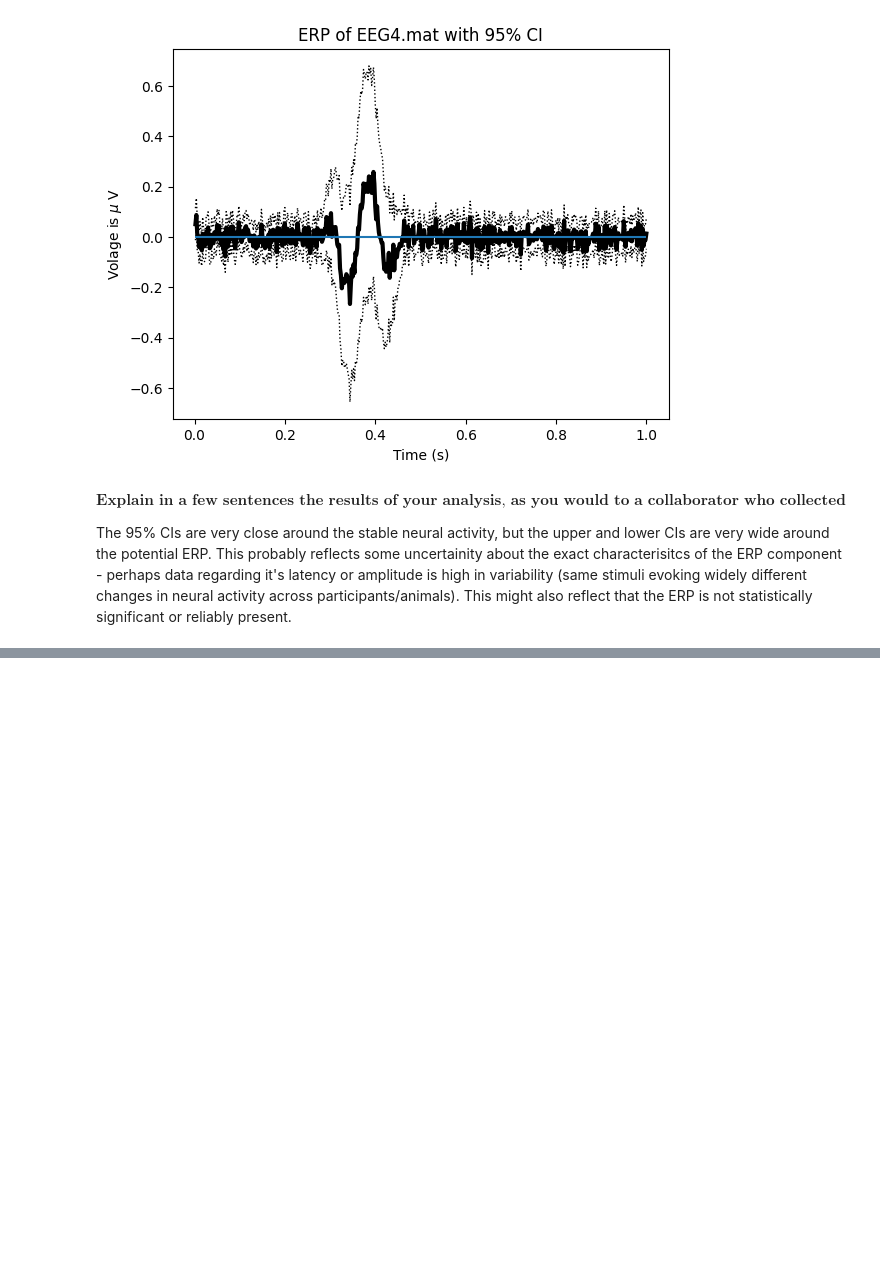
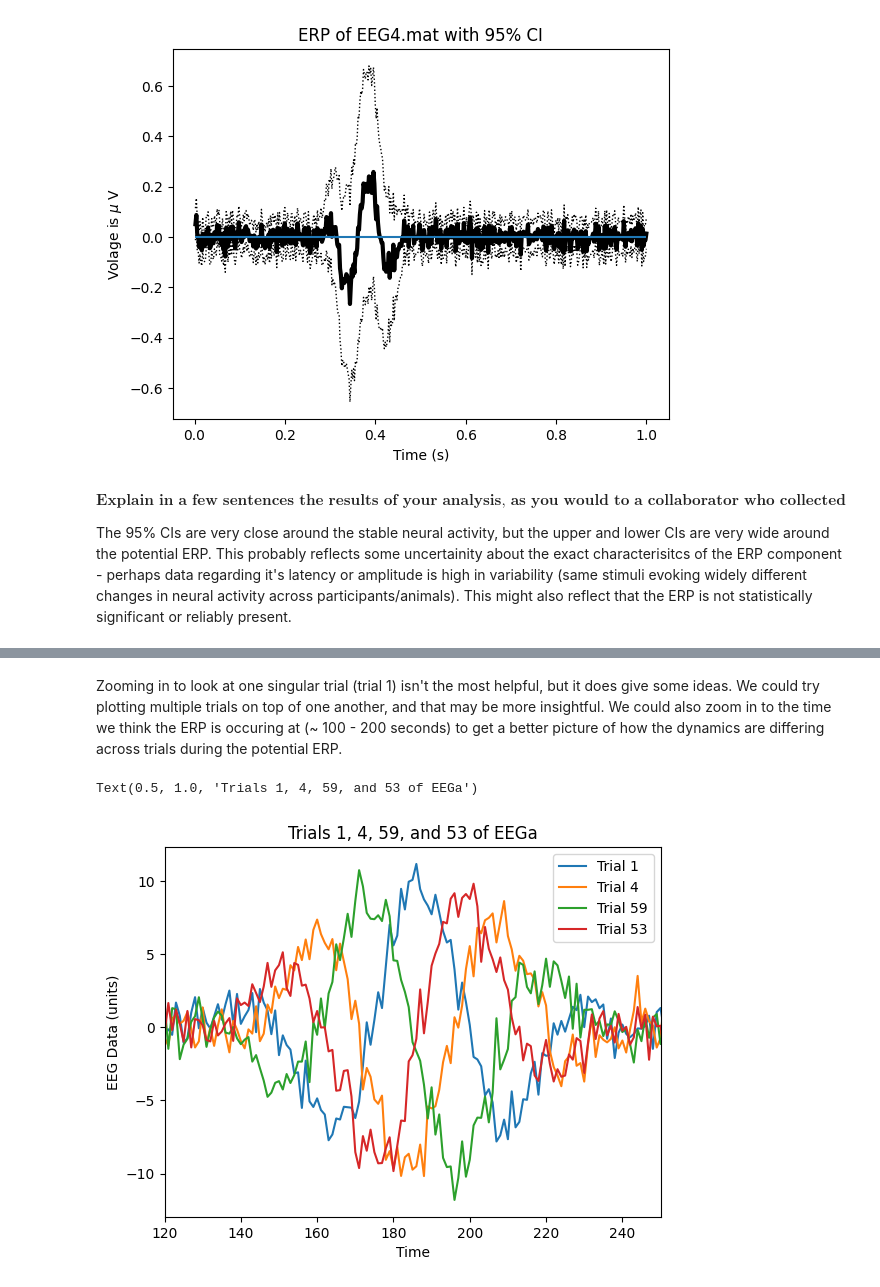
Before and after one commit to witchofizalith/MA665_HW, a Jupyter notebook: Assignment5_ERP/HW5.ipynb, the cells around one changed output, grey strips where cells are left out. Drawn from its saved outputs; the diff is of its cells as text; code cells hidden in the pictures; blank space fills up the shorter version.

```diff
--- a/Assignment5_ERP/HW5.ipynb
+++ b/Assignment5_ERP/HW5.ipynb
@@ -284,0 +294,16 @@ The 95% CIs are very close around the stable neural activity, but the upper and
+# %% [markdown]
+Zooming in to look at one singular trial (trial 1) isn't the most helpful, but it does give some ideas. We could try plotting multiple trials on top of one another, and that may be more insightful. We could also zoom in to the time we think the ERP is occuring at (~ 100 - 200 seconds) to get a better picture of how the dynamics are differing across trials during the potential ERP.
+# %%
+plt.figure()
+plt.plot(EEG4[0,:], label='Trial 1')
+plt.plot(EEG4[5,:], label='Trial 4')
+plt.plot(EEG4[60,:], label='Trial 59')
+plt.plot(EEG4[54,:], label='Trial 53')
+plt.ylabel('EEG Data (units)')
+plt.xlabel('Time')
+plt.xlim(120, 250)
+plt.legend()
+plt.title('Trials 1, 4, 59, and 53 of EEGa')
+# %% [output]
+Text(0.5, 1.0, 'Trials 1, 4, 59, and 53 of EEGa')
+[figure, added]
```
Also changed, not shown: parts of 21 cells of this notebook, 4 other files.
